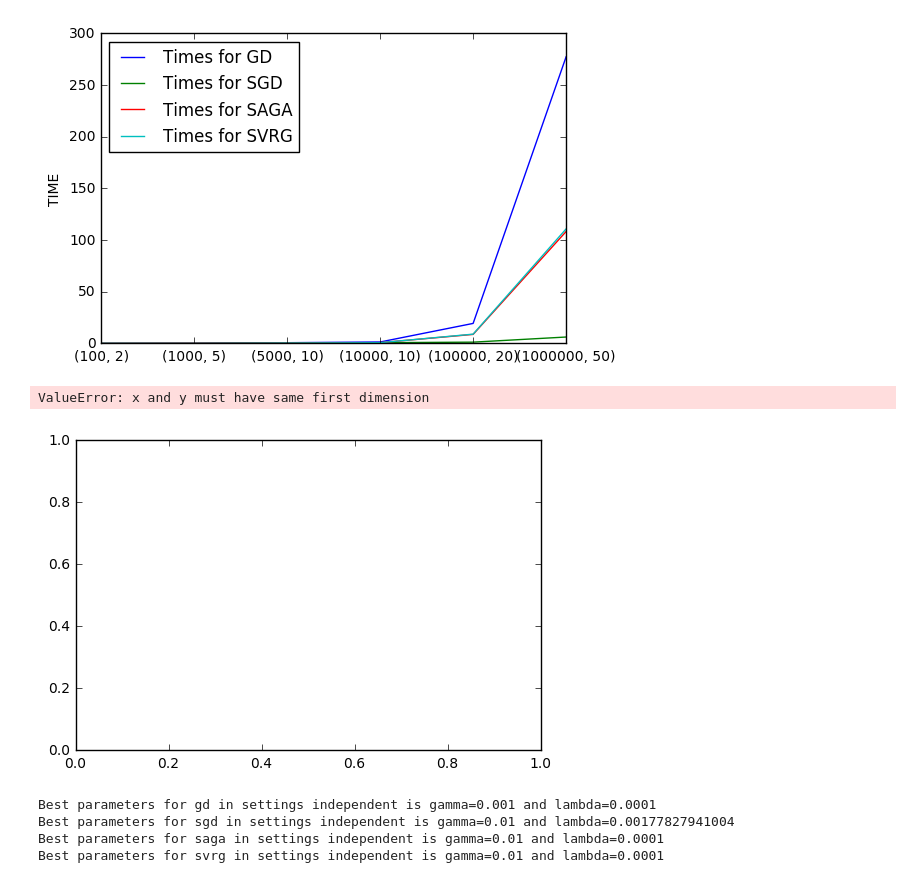
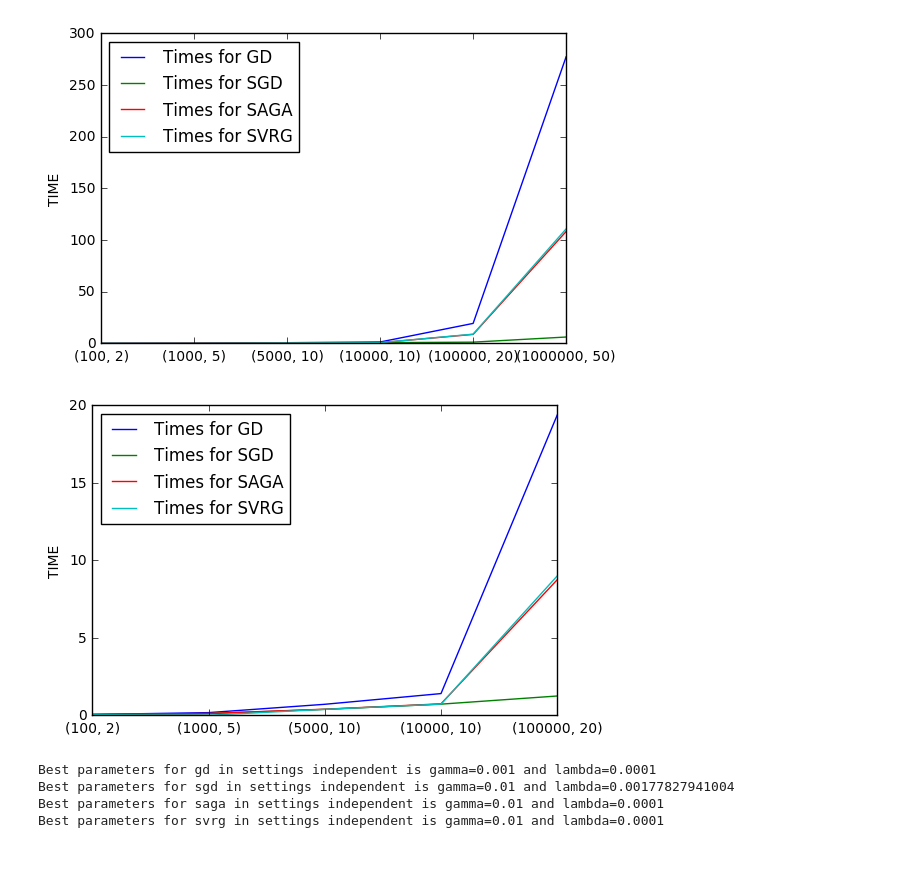
Before and after one commit to sjwilczynski/AlgStPr, a Jupyter notebook: lab3/ProjectNotebook.ipynb, the cells around one changed output. Cells and saved outputs as stored; diff of their text form; code cells hidden in the pictures.

```diff
--- a/lab3/ProjectNotebook.ipynb
+++ b/lab3/ProjectNotebook.ipynb
@@ -519,16 +519,15 @@ plt.show()
 # %%
 plt.figure(1)
 plt.plot(np.arange(len(ns)-1), times[0,:5], label='Times for GD')
 plt.plot(np.arange(len(ns)-1), times[1,:5], label='Times for SGD')
 plt.plot(np.arange(len(ns)-1), times[2,:5], label='Times for SAGA')
 plt.plot(np.arange(len(ns)-1), times[3,:5], label='Times for SVRG')
-xticks(np.arange(len(ns)-1),zip(ns,ds))
+xticks(np.arange(len(ns)-1),zip(ns[:5],ds[:5]))
 ylabel('TIME')
 plt.legend(loc=2)
 plt.show()
 # %% [output]
-ValueError: x and y must have same first dimension
-[figure, old version]
+[figure, new version]
 # %%
 dictionary_zero = {}
 n = 5*10**3
```
Also changed, not shown: 8 other files.
